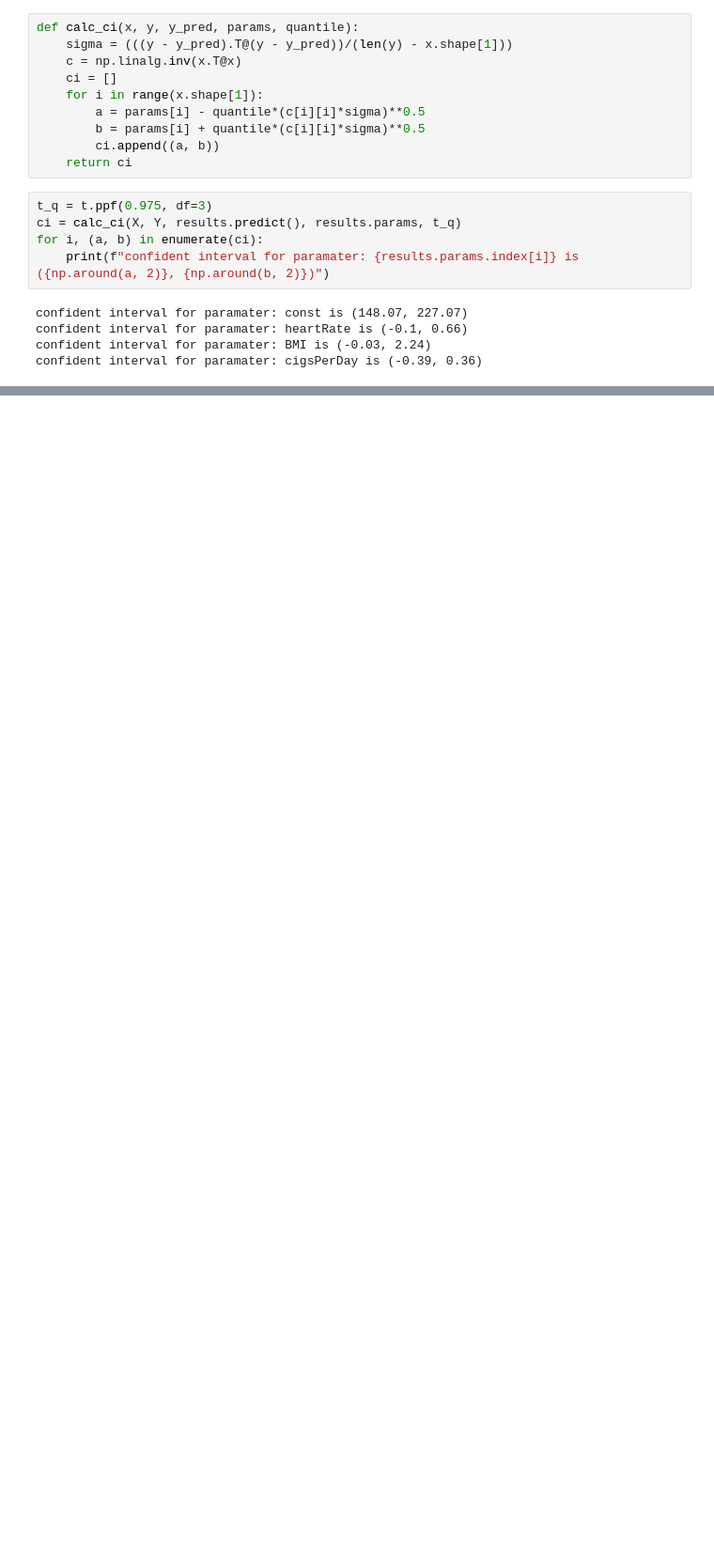
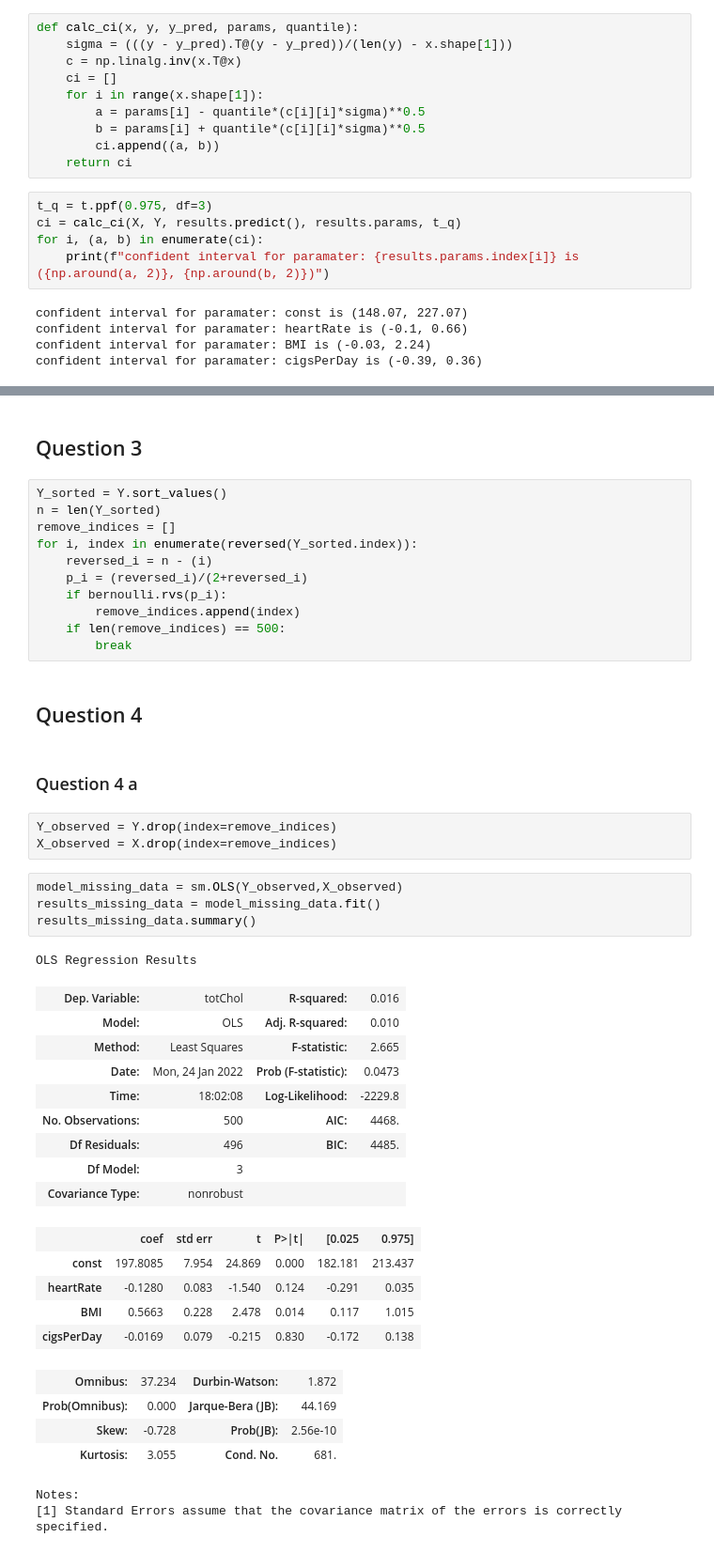
Before and after one commit to dvirla/Advanced-Statistical-Analysis, a Jupyter notebook: ProjectEx5_206330342_316250877.ipynb, the cells around one changed output, grey strips where cells are left out. Shown at 94% size. Cells and saved outputs as stored; diff of their text form; blank space fills up the shorter version.

```diff
--- a/ProjectEx5_206330342_316250877.ipynb
+++ b/ProjectEx5_206330342_316250877.ipynb
@@ -268,0 +265,46 @@ results.params.index[0]
+# %% [markdown]
+## Question 3
+# %%
+Y_sorted = Y.sort_values()
+n = len(Y_sorted)
+remove_indices = []
+for i, index in enumerate(reversed(Y_sorted.index)):
+    reversed_i = n - (i)
+    p_i = (reversed_i)/(2+reversed_i)
+    if bernoulli.rvs(p_i):
+        remove_indices.append(index)
+    if len(remove_indices) == 500:
+        break
+# %% [markdown]
+## Question 4
+# %% [markdown]
+### Question 4 a
+# %%
+Y_observed = Y.drop(index=remove_indices)
+X_observed = X.drop(index=remove_indices)
+# %%
+model_missing_data = sm.OLS(Y_observed,X_observed)
+results_missing_data = model_missing_data.fit()
+results_missing_data.summary()
+# %% [output]
+OLS Regression Results
+| Dep. Variable: | totChol | R-squared: | 0.016 |
+| Model: | OLS | Adj. R-squared: | 0.010 |
+| Method: | Least Squares | F-statistic: | 2.665 |
+| Date: | Mon, 24 Jan 2022 | Prob (F-statistic): | 0.0473 |
+| Time: | 18:02:08 | Log-Likelihood: | -2229.8 |
+| No. Observations: | 500 | AIC: | 4468. |
+| Df Residuals: | 496 | BIC: | 4485. |
+| Df Model: | 3 |  |  |
+| Covariance Type: | nonrobust |  |  |
+|  | coef | std err | t | P>|t| | [0.025 | 0.975] |
+| const | 197.8085 | 7.954 | 24.869 | 0.000 | 182.181 | 213.437 |
+| heartRate | -0.1280 | 0.083 | -1.540 | 0.124 | -0.291 | 0.035 |
+| BMI | 0.5663 | 0.228 | 2.478 | 0.014 | 0.117 | 1.015 |
+| cigsPerDay | -0.0169 | 0.079 | -0.215 | 0.830 | -0.172 | 0.138 |
+| Omnibus: | 37.234 | Durbin-Watson: | 1.872 |
+| Prob(Omnibus): | 0.000 | Jarque-Bera (JB): | 44.169 |
+| Skew: | -0.728 | Prob(JB): | 2.56e-10 |
+| Kurtosis: | 3.055 | Cond. No. | 681. |
+Notes:
+[1] Standard Errors assume that the covariance matrix of the errors is correctly specified.
```
Also changed, not shown: parts of 15 cells of this notebook.
